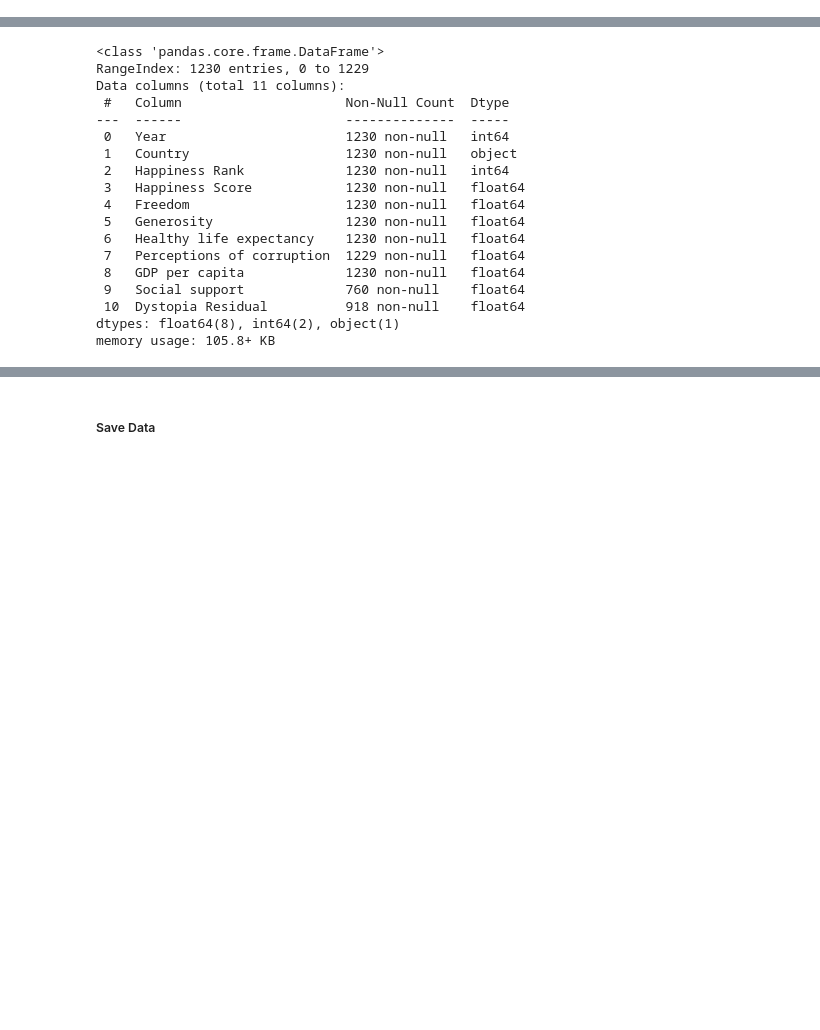
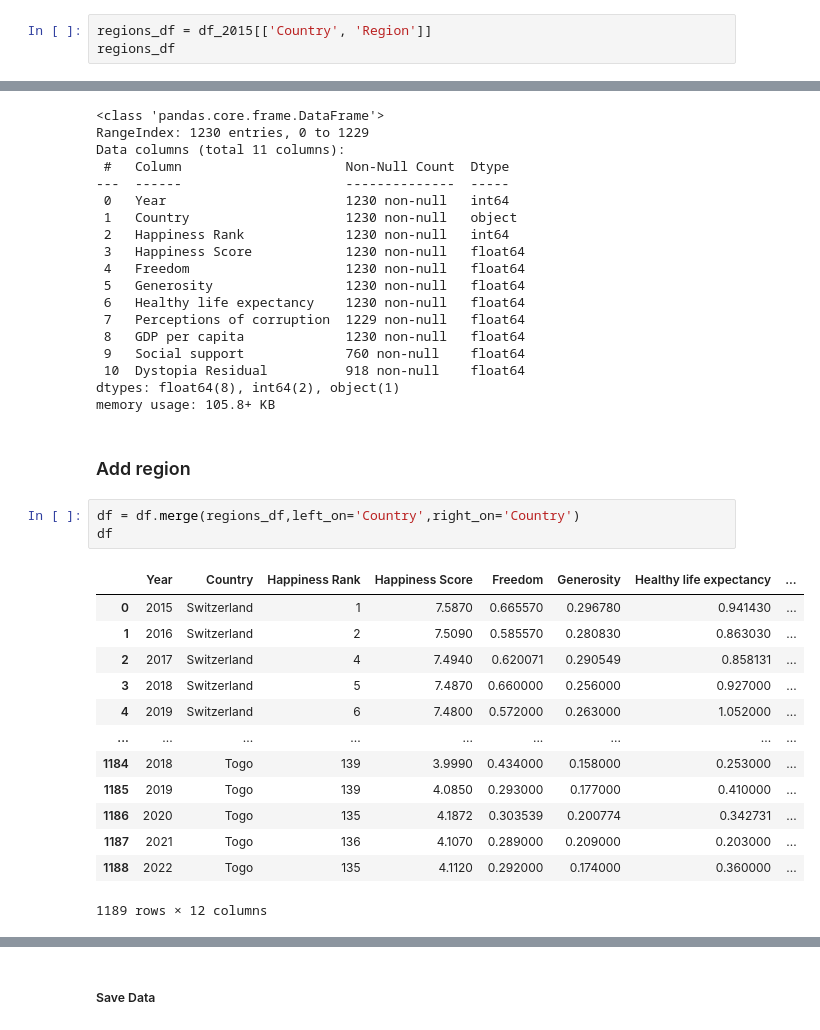
Before and after one commit to gabis96/ML-models-comparison, a Jupyter notebook: notebooks/1.data_wrangling.ipynb, the cells around one changed output, grey strips where cells are left out. Saved outputs shown, nothing was run; the diff lists cells and outputs as text; blank space fills up the shorter version.

Commit message:
Update data wrangling: add region to dataset.

```diff
--- a/notebooks/1.data_wrangling.ipynb
+++ b/notebooks/1.data_wrangling.ipynb
@@ -187,0 +190,3 @@ df_2022f = df_2022r[common_features + ['Social support', 'Dystopia Residual']]
+# %%
+regions_df = df_2015[['Country', 'Region']]
+regions_df
@@ -332,3 +335,22 @@ Data columns (total 11 columns):
  10  Dystopia Residual          918 non-null    float64
 dtypes: float64(8), int64(2), object(1)
 memory usage: 105.8+ KB
+# %% [markdown]
+### Add region
+# %%
+df = df.merge(regions_df,left_on='Country',right_on='Country')
+df
+# %% [output]
+|  | Year | Country | Happiness Rank | Happiness Score | Freedom | Generosity | Healthy life expectancy | ... |
+| 0 | 2015 | Switzerland | 1 | 7.5870 | 0.665570 | 0.296780 | 0.941430 | ... |
+| 1 | 2016 | Switzerland | 2 | 7.5090 | 0.585570 | 0.280830 | 0.863030 | ... |
+| 2 | 2017 | Switzerland | 4 | 7.4940 | 0.620071 | 0.290549 | 0.858131 | ... |
+| 3 | 2018 | Switzerland | 5 | 7.4870 | 0.660000 | 0.256000 | 0.927000 | ... |
+| 4 | 2019 | Switzerland | 6 | 7.4800 | 0.572000 | 0.263000 | 1.052000 | ... |
+| ... | ... | ... | ... | ... | ... | ... | ... | ... |
+| 1184 | 2018 | Togo | 139 | 3.9990 | 0.434000 | 0.158000 | 0.253000 | ... |
+| 1185 | 2019 | Togo | 139 | 4.0850 | 0.293000 | 0.177000 | 0.410000 | ... |
+| 1186 | 2020 | Togo | 135 | 4.1872 | 0.303539 | 0.200774 | 0.342731 | ... |
+| 1187 | 2021 | Togo | 136 | 4.1070 | 0.289000 | 0.209000 | 0.203000 | ... |
+| 1188 | 2022 | Togo | 135 | 4.1120 | 0.292000 | 0.174000 | 0.360000 | ... |
+1189 rows × 12 columns
```
Also changed, not shown: parts of 9 cells of this notebook.
